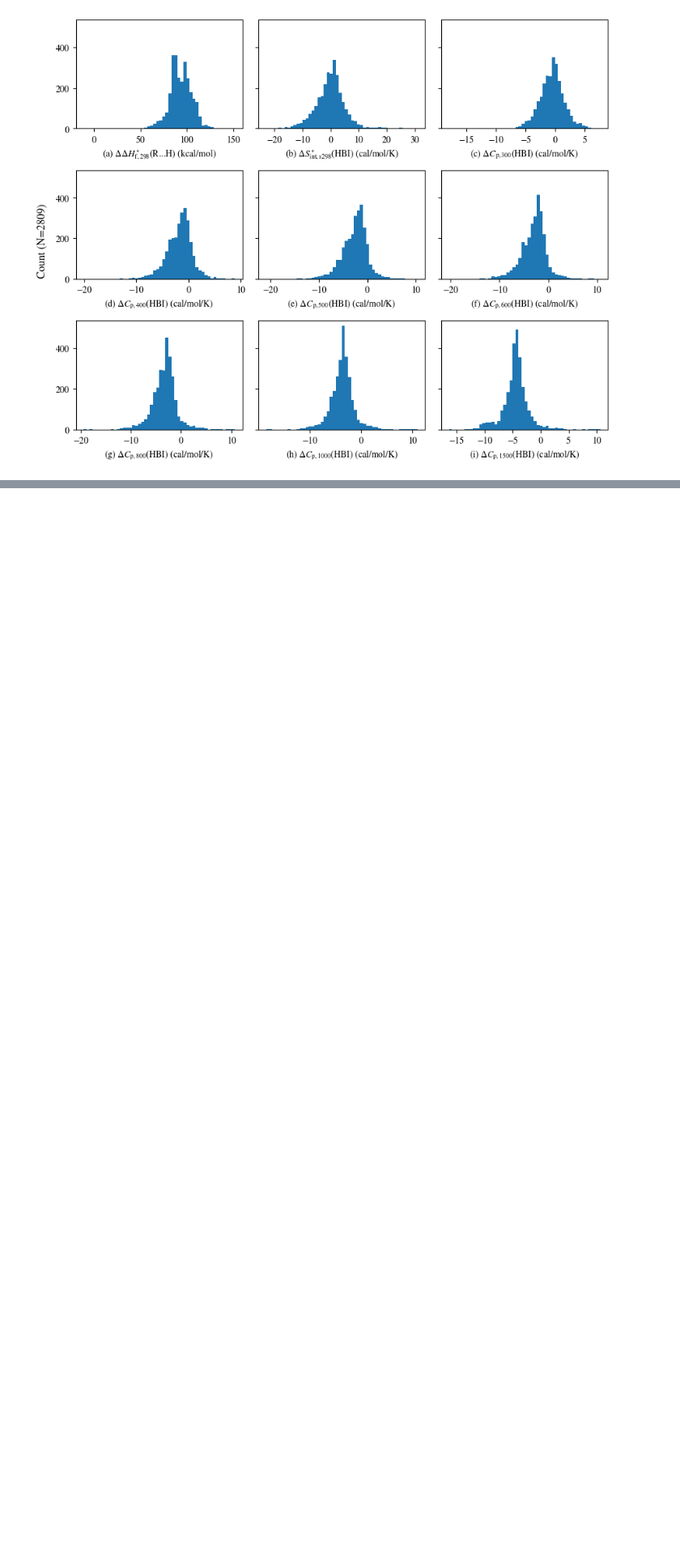
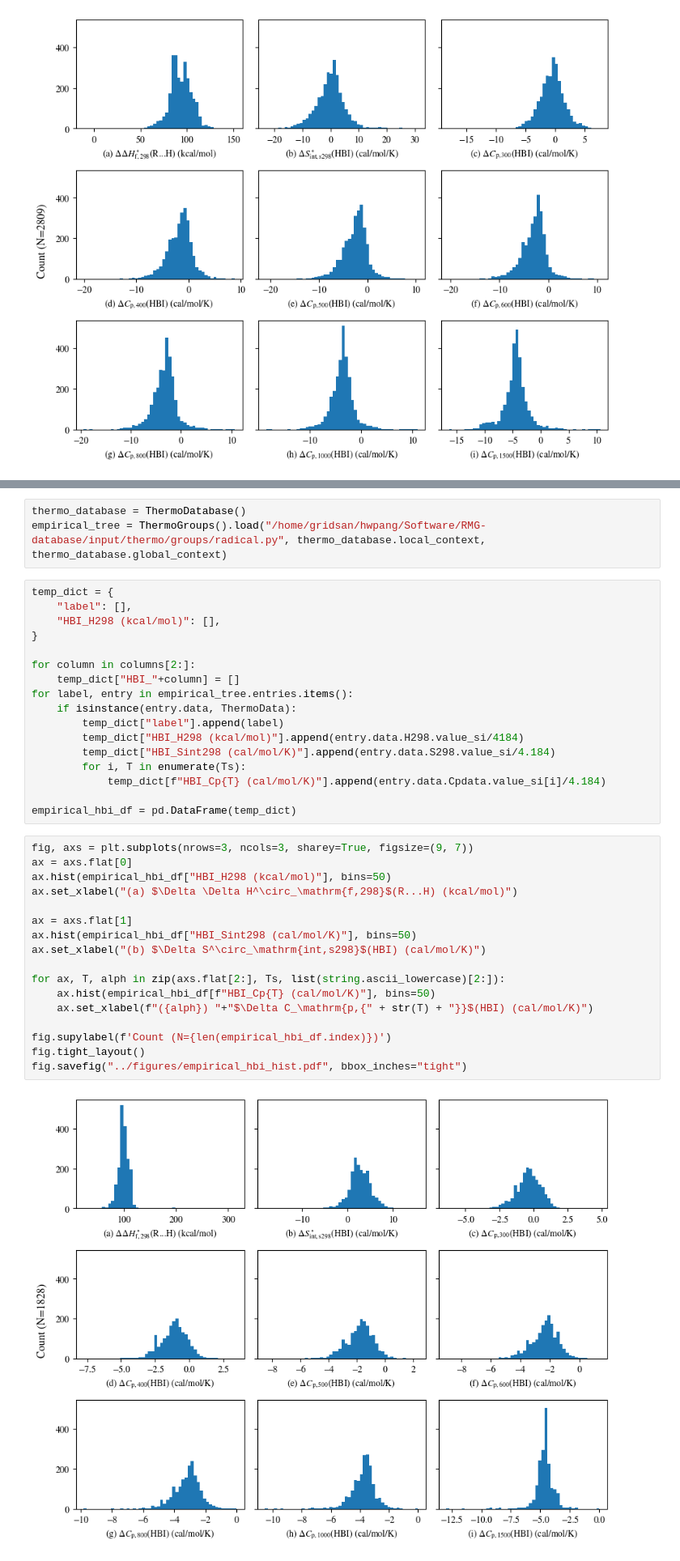
Before and after one commit to hwpang/RadicalTree, a Jupyter notebook: notebooks/5.3_plot_hbi_data.ipynb, the cells around one changed output, grey strips where cells are left out. Shown at 81% size. Cells and saved outputs as stored; diff of their text form; blank space fills up the shorter version.

```diff
--- a/notebooks/5.3_plot_hbi_data.ipynb
+++ b/notebooks/5.3_plot_hbi_data.ipynb
@@ -63,0 +70,39 @@ fig.savefig("../figures/data_hbi_hist.pdf", bbox_inches="tight")
+# %%
+thermo_database = ThermoDatabase()
+empirical_tree = ThermoGroups().load("/home/gridsan/hwpang/Software/RMG-database/input/thermo/groups/radical.py", thermo_database.local_context, thermo_database.global_context)
+# %%
+temp_dict = {
+    "label": [],
+    "HBI_H298 (kcal/mol)": [],
+}
+
+for column in columns[2:]:
+    temp_dict["HBI_"+column] = []
+for label, entry in empirical_tree.entries.items():
+    if isinstance(entry.data, ThermoData):
+        temp_dict["label"].append(label)
+        temp_dict["HBI_H298 (kcal/mol)"].append(entry.data.H298.value_si/4184)
+        temp_dict["HBI_Sint298 (cal/mol/K)"].append(entry.data.S298.value_si/4.184)
+        for i, T in enumerate(Ts):
+            temp_dict[f"HBI_Cp{T} (cal/mol/K)"].append(entry.data.Cpdata.value_si[i]/4.184)
+
+empirical_hbi_df = pd.DataFrame(temp_dict)
+# %%
+fig, axs = plt.subplots(nrows=3, ncols=3, sharey=True, figsize=(9, 7))
+ax = axs.flat[0]
+ax.hist(empirical_hbi_df["HBI_H298 (kcal/mol)"], bins=50)
+ax.set_xlabel("(a) $\Delta \Delta H^\circ_\mathrm{f,298}$(R...H) (kcal/mol)")
+
+ax = axs.flat[1]
+ax.hist(empirical_hbi_df["HBI_Sint298 (cal/mol/K)"], bins=50)
+ax.set_xlabel("(b) $\Delta S^\circ_\mathrm{int,s298}$(HBI) (cal/mol/K)")
+
+for ax, T, alph in zip(axs.flat[2:], Ts, list(string.ascii_lowercase)[2:]):
+    ax.hist(empirical_hbi_df[f"HBI_Cp{T} (cal/mol/K)"], bins=50)
+    ax.set_xlabel(f"({alph}) "+"$\Delta C_\mathrm{p,{" + str(T) + "}}$(HBI) (cal/mol/K)")
+
+fig.supylabel(f'Count (N={len(empirical_hbi_df.index)})')
+fig.tight_layout()
+fig.savefig("../figures/empirical_hbi_hist.pdf", bbox_inches="tight")
+# %% [output]
+[figure, added]
```
Also changed, not shown: parts of 10 cells of this notebook, 3 other files.
